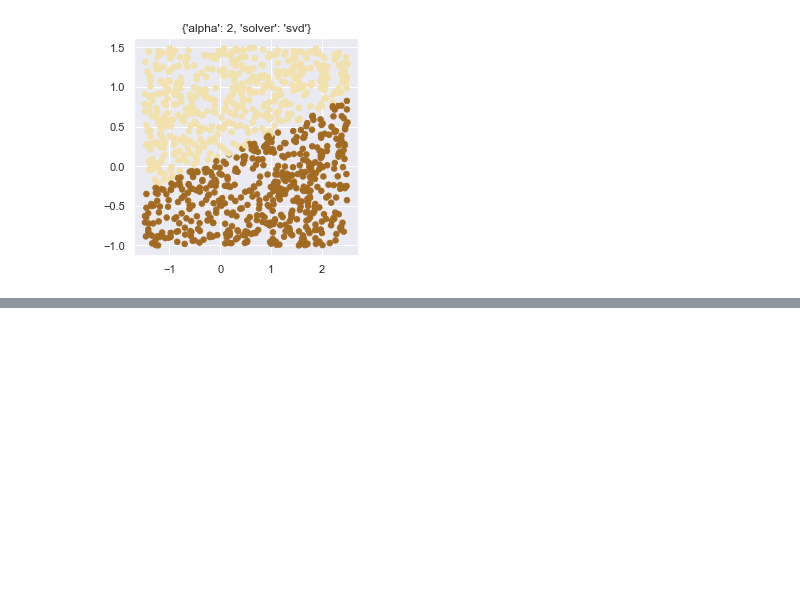
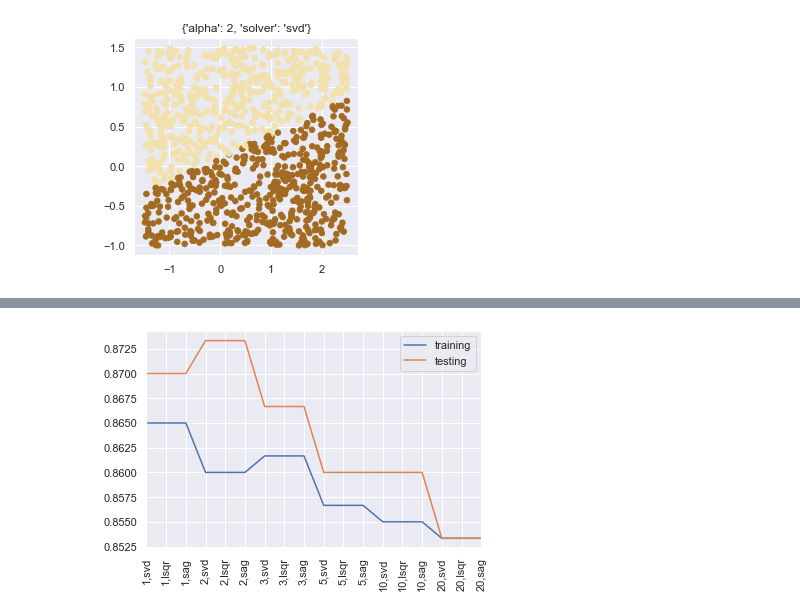
Before and after one commit to cwreynolds/PredatorEye, a Jupyter notebook: first_experiments.ipynb, the cells around one changed output, grey strips where cells are left out. Cells and saved outputs as stored; diff of their text form; code cells hidden in the pictures; blank space fills up the shorter version.

```diff
--- a/first_experiments.ipynb
+++ b/first_experiments.ipynb
@@ -536,0 +581,12 @@ plt.show()
+# %%
+plt.plot(searcher.cv_results_['mean_train_score'], label='training')
+plt.plot(searcher.cv_results_['mean_test_score'], label='testing')
+plt.legend(loc='upper right')
+plt.xlim(0, 17)
+x_label_locations = np.arange(0, 18)
+x_label_values = [str(p['alpha'])+','+str(p['solver']) for p in searcher.cv_results_['params']]
+plt.xticks(x_label_locations, x_label_values, rotation='vertical')
+# file_helper.save_figure('Grid-search-results-graph')
+plt.show()
+# %% [output]
+[figure, added]
```
Also changed, not shown: parts of 1 cell of this notebook.
